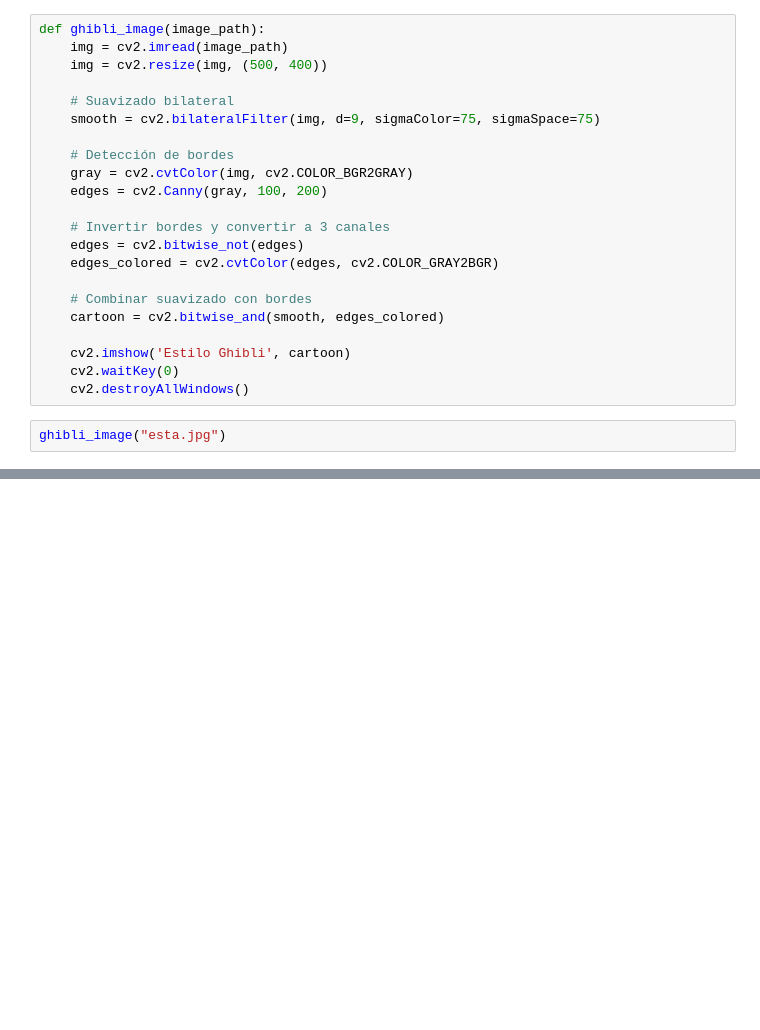
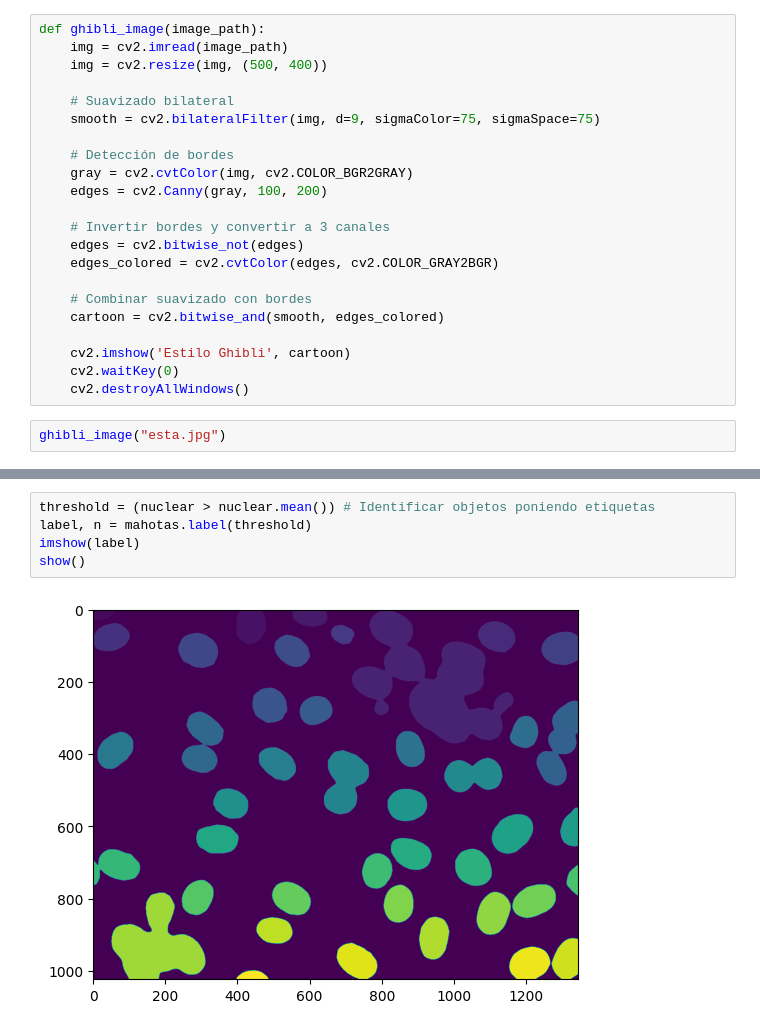
Before and after one commit to carmele9/vision_por_Computador, a Jupyter notebook: intro.ipynb, the cells around one changed output, grey strips where cells are left out. Saved outputs shown, nothing was run; the diff lists cells and outputs as text; blank space fills up the shorter version.

```diff
--- a/intro.ipynb
+++ b/intro.ipynb
@@ -1003,0 +1031,7 @@ ghibli_image("esta.jpg")
+# %%
+threshold = (nuclear > nuclear.mean()) # Identificar objetos poniendo etiquetas
+label, n = mahotas.label(threshold)
+imshow(label)
+show()
+# %% [output]
+[figure, added]
```
Also changed, not shown: parts of 4 cells of this notebook, 1 other file.
